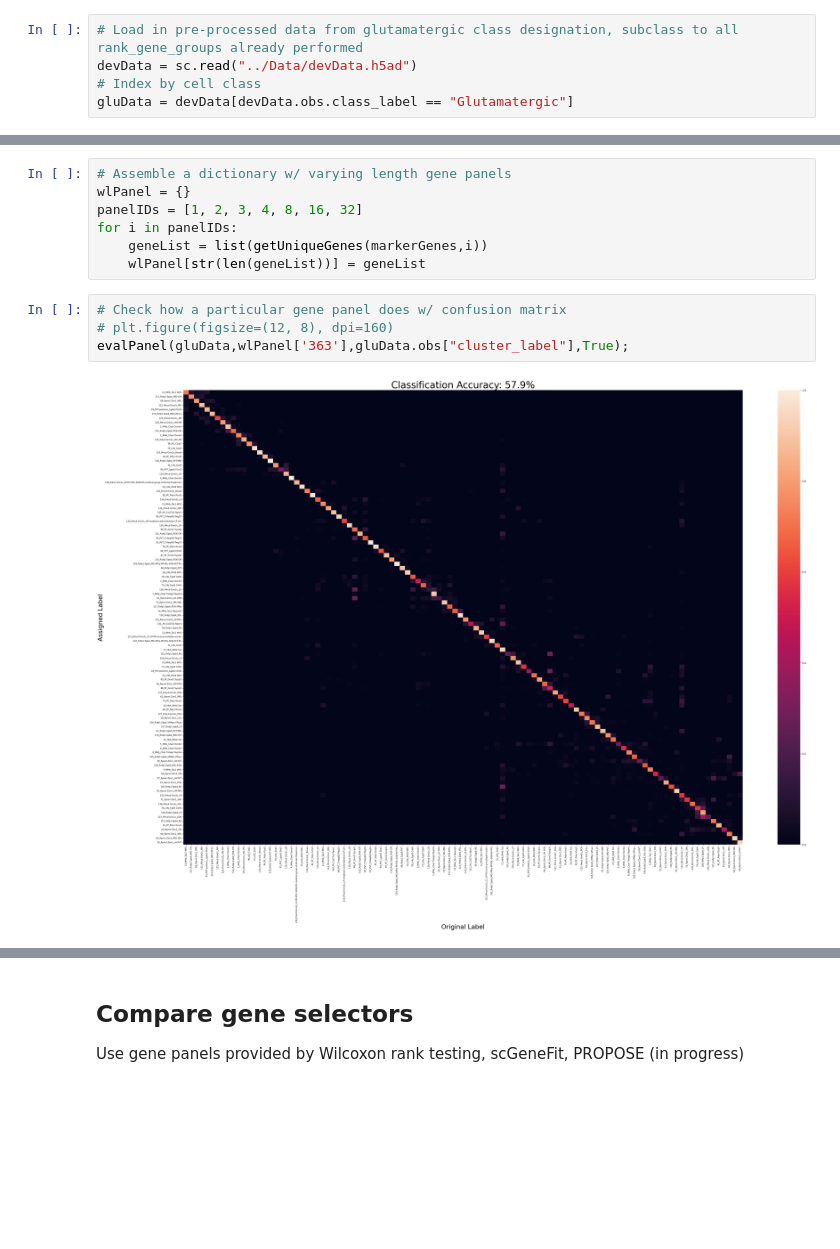
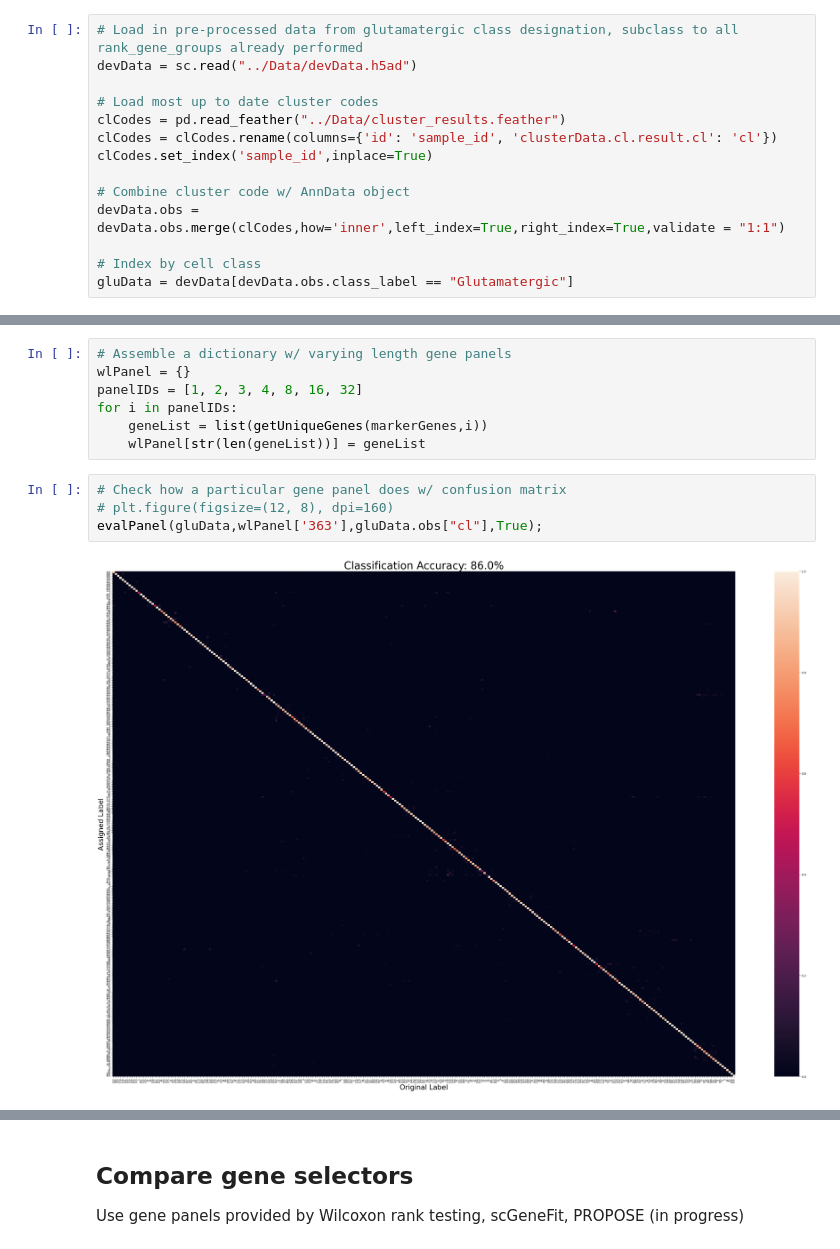
Before and after one commit to mathewsummers/Development-scRNAseq, a Jupyter notebook: Code/Cluster Benchmarking.ipynb, the cells around one changed output, grey strips where cells are left out. Saved outputs shown, nothing was run; the diff lists cells and outputs as text; blank space fills up the shorter version.

Commit message:
Age analysis
Several accumulated changes, including notebooks examining differences between ages and some follow up inquiries on finalizing developmental gene panels

```diff
--- a/Code/Cluster Benchmarking.ipynb
+++ b/Code/Cluster Benchmarking.ipynb
@@ -20,6 +20,15 @@ import json
 # %%
 # Load in pre-processed data from glutamatergic class designation, subclass to all rank_gene_groups already performed
 devData = sc.read("../Data/devData.h5ad")
+
+# Load most up to date cluster codes
+clCodes = pd.read_feather("../Data/cluster_results.feather")
+clCodes = clCodes.rename(columns={'id': 'sample_id', 'clusterData.cl.result.cl': 'cl'})
+clCodes.set_index('sample_id',inplace=True)
+
+# Combine cluster code w/ AnnData object
+devData.obs = devData.obs.merge(clCodes,how='inner',left_index=True,right_index=True,validate = "1:1")
+
 # Index by cell class
 gluData = devData[devData.obs.class_label == "Glutamatergic"]
 # %%
@@ -99,8 +108,8 @@ for i in panelIDs:
 # %%
 # Check how a particular gene panel does w/ confusion matrix
 # plt.figure(figsize=(12, 8), dpi=160)
-evalPanel(gluData,wlPanel['363'],gluData.obs["cluster_label"],True);
+evalPanel(gluData,wlPanel['363'],gluData.obs["cl"],True);
 # %% [output]
-[figure, old version]
+[figure, new version]
 # %%
 # Systematically evaluate gene panels
```
Also changed, not shown: parts of 11 cells of this notebook, 24 other files.
